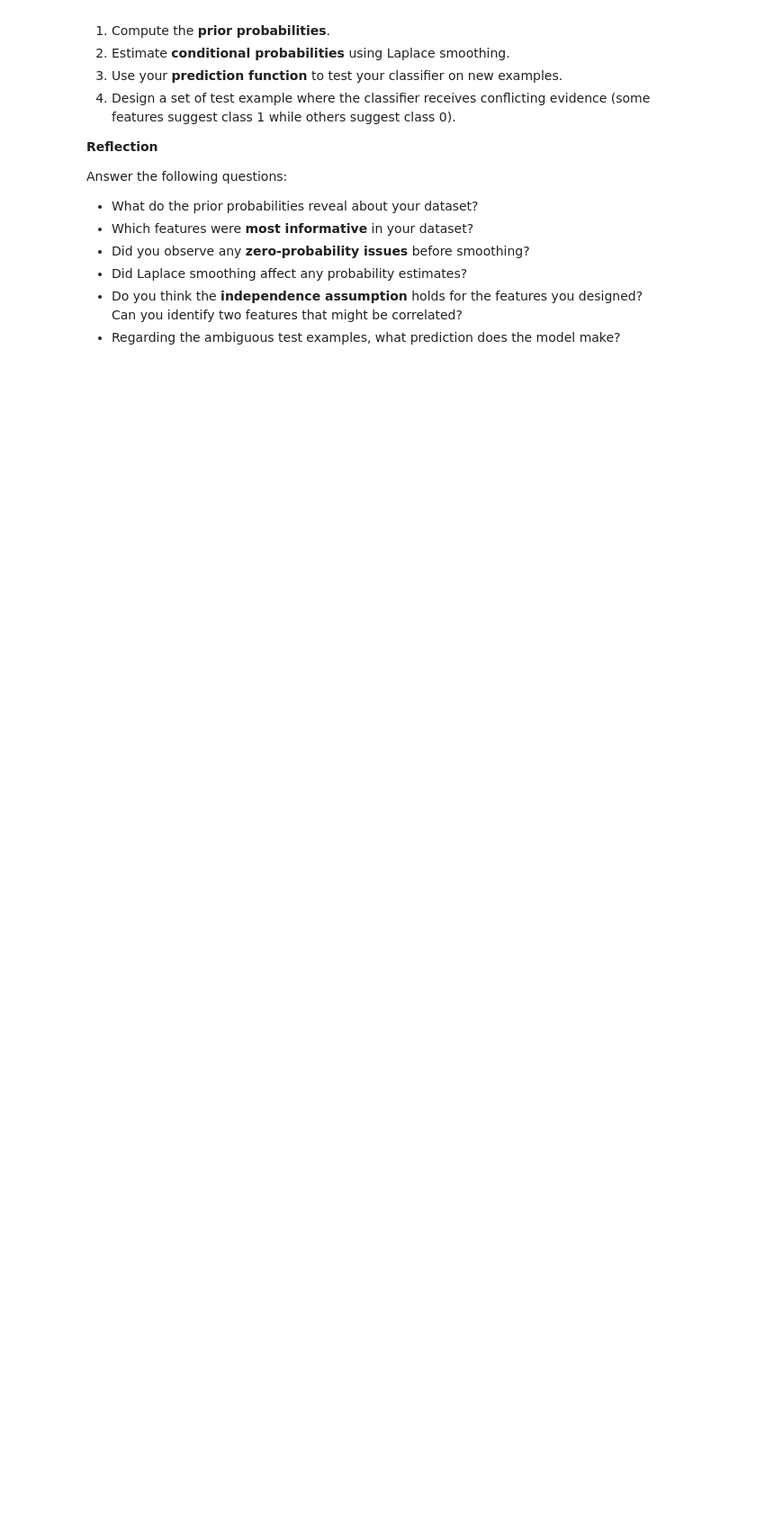
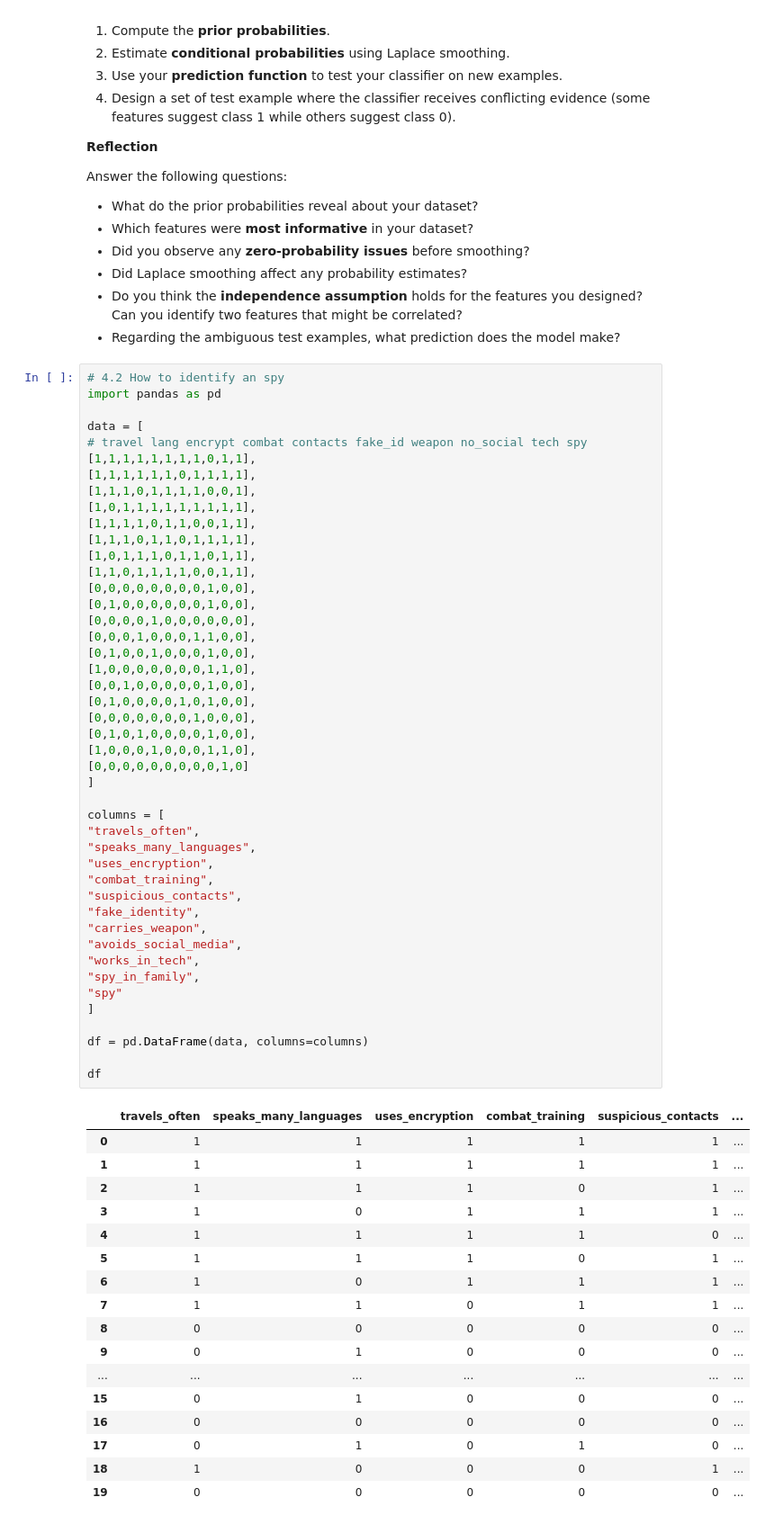
Before and after one commit to Jvelasquez980/Estadisticas_Aplicadas_Lab_1, a Jupyter notebook: lab1_v2.ipynb, the cells around one changed output. Shown at 90% size. Saved outputs shown, nothing was run; the diff lists cells and outputs as text; blank space fills up the shorter version.

```diff
--- a/lab1_v2.ipynb
+++ b/lab1_v2.ipynb
@@ -850,3 +870,66 @@ Answer the following questions:
 * Did Laplace smoothing affect any probability estimates?
 * Do you think the **independence assumption** holds for the features you designed? Can you identify two features that might be correlated?
 * Regarding the ambiguous test examples, what prediction does the model make?
+# %%
+# 4.2 How to identify an spy
+import pandas as pd
+
+data = [
+# travel lang encrypt combat contacts fake_id weapon no_social tech spy
+[1,1,1,1,1,1,1,1,0,1,1],
+[1,1,1,1,1,1,0,1,1,1,1],
+[1,1,1,0,1,1,1,1,0,0,1],
+[1,0,1,1,1,1,1,1,1,1,1],
+[1,1,1,1,0,1,1,0,0,1,1],
+[1,1,1,0,1,1,0,1,1,1,1],
+[1,0,1,1,1,0,1,1,0,1,1],
+[1,1,0,1,1,1,1,0,0,1,1],
+[0,0,0,0,0,0,0,0,1,0,0],
+[0,1,0,0,0,0,0,0,1,0,0],
+[0,0,0,0,1,0,0,0,0,0,0],
+[0,0,0,1,0,0,0,1,1,0,0],
+[0,1,0,0,1,0,0,0,1,0,0],
+[1,0,0,0,0,0,0,0,1,1,0],
+[0,0,1,0,0,0,0,0,1,0,0],
+[0,1,0,0,0,0,1,0,1,0,0],
+[0,0,0,0,0,0,0,1,0,0,0],
+[0,1,0,1,0,0,0,0,1,0,0],
+[1,0,0,0,1,0,0,0,1,1,0],
+[0,0,0,0,0,0,0,0,0,1,0]
+]
+
+columns = [
+"travels_often",
+"speaks_many_languages",
+"uses_encryption",
+"combat_training",
+"suspicious_contacts",
+"fake_identity",
+"carries_weapon",
+"avoids_social_media",
+"works_in_tech",
+"spy_in_family",
+"spy"
+]
+
+df = pd.DataFrame(data, columns=columns)
+
+df
+# %% [output]
+|  | travels_often | speaks_many_languages | uses_encryption | combat_training | suspicious_contacts | ... |
+| 0 | 1 | 1 | 1 | 1 | 1 | ... |
+| 1 | 1 | 1 | 1 | 1 | 1 | ... |
+| 2 | 1 | 1 | 1 | 0 | 1 | ... |
+| 3 | 1 | 0 | 1 | 1 | 1 | ... |
+| 4 | 1 | 1 | 1 | 1 | 0 | ... |
+| 5 | 1 | 1 | 1 | 0 | 1 | ... |
+| 6 | 1 | 0 | 1 | 1 | 1 | ... |
+| 7 | 1 | 1 | 0 | 1 | 1 | ... |
+| 8 | 0 | 0 | 0 | 0 | 0 | ... |
+| 9 | 0 | 1 | 0 | 0 | 0 | ... |
+| ... | ... | ... | ... | ... | ... | ... |
+| 15 | 0 | 1 | 0 | 0 | 0 | ... |
+| 16 | 0 | 0 | 0 | 0 | 0 | ... |
+| 17 | 0 | 1 | 0 | 1 | 0 | ... |
+| 18 | 1 | 0 | 0 | 0 | 1 | ... |
+| 19 | 0 | 0 | 0 | 0 | 0 | ... |
```
Also changed, not shown: parts of 10 cells of this notebook.
